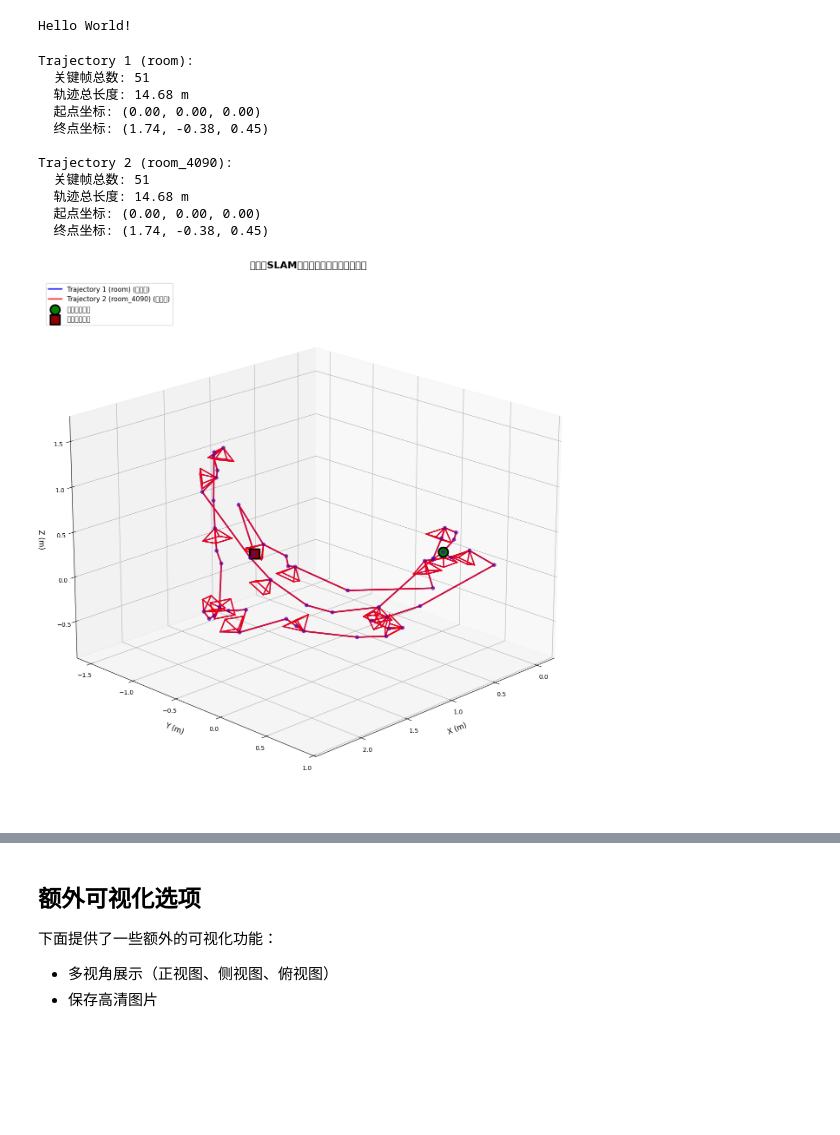
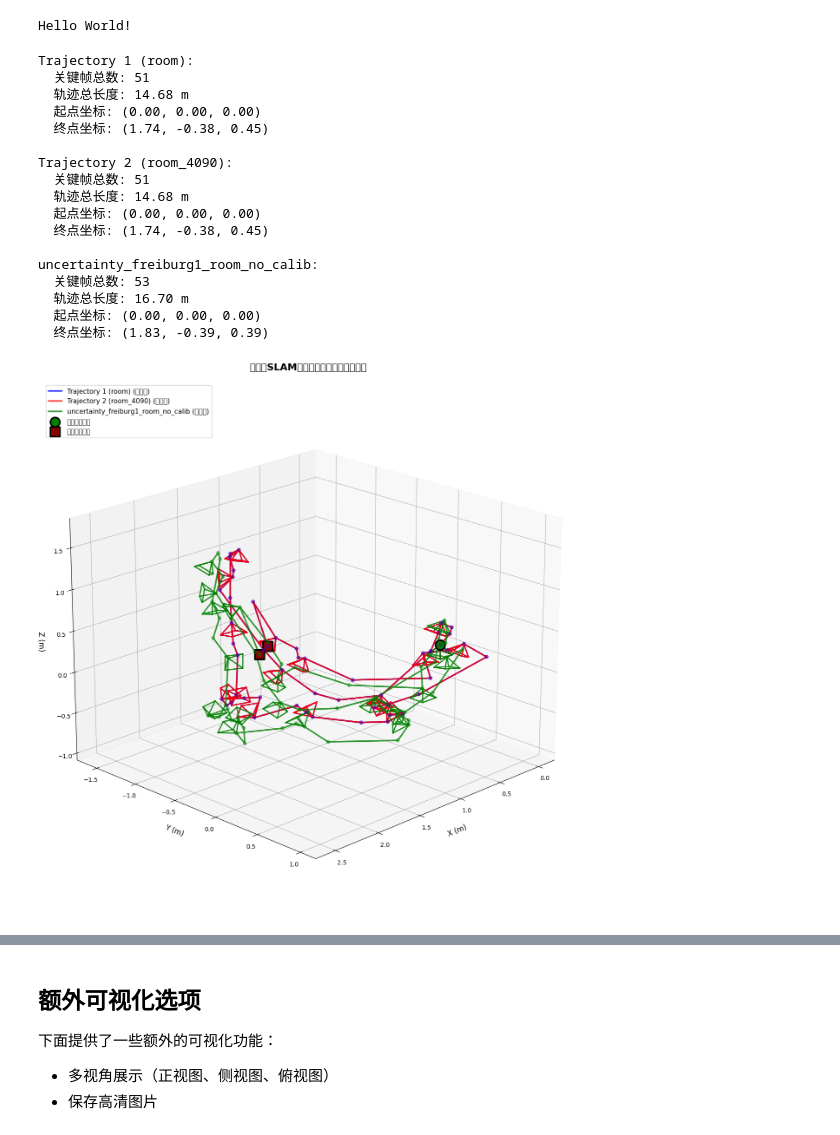
Before and after one commit to zhu8917/MASt3R-SLAM, a Jupyter notebook: figure.ipynb, the cells around one changed output, grey strips where cells are left out. Saved outputs shown, nothing was run; the diff lists cells and outputs as text; code cells hidden in the pictures; blank space fills up the shorter version.

```diff
--- a/figure.ipynb
+++ b/figure.ipynb
@@ -10,6 +10,7 @@ import numpy as np
 import matplotlib.pyplot as plt
 from mpl_toolkits.mplot3d import Axes3D
 from scipy.spatial.transform import Rotation as R
+from pathlib import Path
 
 # 读取轨迹文件
 def load_trajectory(filename):
@@ -174,36 +175,102 @@ def plot_multiple_trajectories_with_cameras(trajectory_files, labels=None, color
 
     return fig, ax
 
+figure_dir = Path("figure")
+figure_dir.mkdir(exist_ok=True)
+
 # 绘制多条轨迹
 trajectory_files = [
     'logs/rgbd_dataset_freiburg1_room.txt',
-    'logs/rgbd_dataset_freiburg1_room_4090.txt'
+    'logs/rgbd_dataset_freiburg1_room_4090.txt',
+    'logs/rgbd_dataset_freiburg1_room_1127_2240_38.txt'
 ]
 
 labels = [
     'Trajectory 1 (room)',
-    'Trajectory 2 (room_4090)'
+    'Trajectory 2 (room_4090)',
+    'uncertainty_freiburg1_room_no_calib'
 ]
 
-colors = ['blue', 'red']
+colors = ['blue', 'red', 'green']
 
 fig, ax = plot_multiple_trajectories_with_cameras(
     trajectory_files,
     labels=labels,
     colors=colors,
     sample_rate=3
 )
+fig.savefig(figure_dir / "trajectory_global.png", dpi=300, bbox_inches='tight')
 plt.show()
+
+# 绘制局部轨迹 (关键帧索引 20-30)
+fig_local = plt.figure(figsize=(10, 8))
+ax_local = fig_local.add_subplot(111, projection='3d')
+
+for traj_file, label, color in zip(trajectory_files, labels, colors):
+    _, positions, quats = load_trajectory(traj_file)
+    idx_start, idx_end = 20, min(30, len(positions))
+    segment = positions[idx_start:idx_end]
+    ax_local.plot3D(segment[:, 0], segment[:, 1], segment[:, 2], color=color, linewidth=2, alpha=0.9, label=f'{label} (20-30)')
+    ax_local.scatter(segment[:, 0], segment[:, 1], segment[:, 2], c=color, s=40, alpha=0.6)
+    # 绘制局部相机姿态
+    for i in range(idx_start, idx_end):
+        quat = quats[i]
+        rotation = R.from_quat(quat)
+        rotation_matrix = rotation.as_matrix()
+        draw_camera(ax_local, positions[i], rotation_matrix, scale=0.05, color=color)
+
+ax_local.set_title('局部轨迹细节 (关键帧 20-30)')
+ax_local.set_xlabel('X (m)'); ax_local.set_ylabel('Y (m)'); ax_local.set_zlabel('Z (m)')
+ax_local.legend()
+ax_local.view_init(elev=25, azim=60)
+fig_local.savefig(figure_dir / "trajectory_local_3d.png", dpi=300, bbox_inches='tight')
+plt.show()
+
+# XY 平面投影
+fig_xy, ax_xy = plt.subplots(figsize=(8, 6))
+for traj_file, label, color in zip(trajectory_files, labels, colors):
+    _, positions, _ = load_trajectory(traj_file)
+    idx_start, idx_end = 20, min(30, len(positions))
+    segment = positions[idx_start:idx_end]
+    ax_xy.plot(segment[:, 0], segment[:, 1], color=color, linewidth=2, alpha=0.9, label=f'{label} XY')
+    ax_xy.scatter(segment[:, 0], segment[:, 1], c=color, s=40, alpha=0.6)
+ax_xy.set_title('局部轨迹 (20-30) 在 XY 平面投影')
+ax_xy.set_xlabel('X (m)'); ax_xy.set_ylabel('Y (m)')
+ax_xy.legend()
+ax_xy.grid(True)
+fig_xy.savefig(figure_dir / "trajectory_local_xy.png", dpi=300, bbox_inches='tight')
+plt.show()
+
+# XZ 平面投影
+fig_xz, ax_xz = plt.subplots(figsize=(8, 6))
+for traj_file, label, color in zip(trajectory_files, labels, colors):
+    _, positions, _ = load_trajectory(traj_file)
+    idx_start, idx_end = 20, min(30, len(positions))
+    segment = positions[idx_start:idx_end]
+    ax_xz.plot(segment[:, 0], segment[:, 2], color=color, linewidth=2, alpha=0.9, label=f'{label} XZ')
+    ax_xz.scatter(segment[:, 0], segment[:, 2], c=color, s=40, alpha=0.6)
+ax_xz.set_title('局部轨迹 (20-30) 在 XZ 平面投影')
+ax_xz.set_xlabel('X (m)'); ax_xz.set_ylabel('Z (m)')
+ax_xz.legend()
+ax_xz.grid(True)
+fig_xz.savefig(figure_dir / "trajectory_local_xz.png", dpi=300, bbox_inches='tight')
+plt.show()
 # %% [output]
 Trajectory 1 (room):
   关键帧总数: 51
   轨迹总长度: 14.68 m
   起点坐标: (0.00, 0.00, 0.00)
   终点坐标: (1.74, -0.38, 0.45)
 
 Trajectory 2 (room_4090):
   关键帧总数: 51
   轨迹总长度: 14.68 m
   起点坐标: (0.00, 0.00, 0.00)
   终点坐标: (1.74, -0.38, 0.45)
+
+uncertainty_freiburg1_room_no_calib:
+  关键帧总数: 53
+  轨迹总长度: 16.70 m
+  起点坐标: (0.00, 0.00, 0.00)
+  终点坐标: (1.83, -0.39, 0.39)
-[figure, old version]
+[figure, new version]
```
Also changed, not shown: parts of 2 cells of this notebook, 12 other files.
